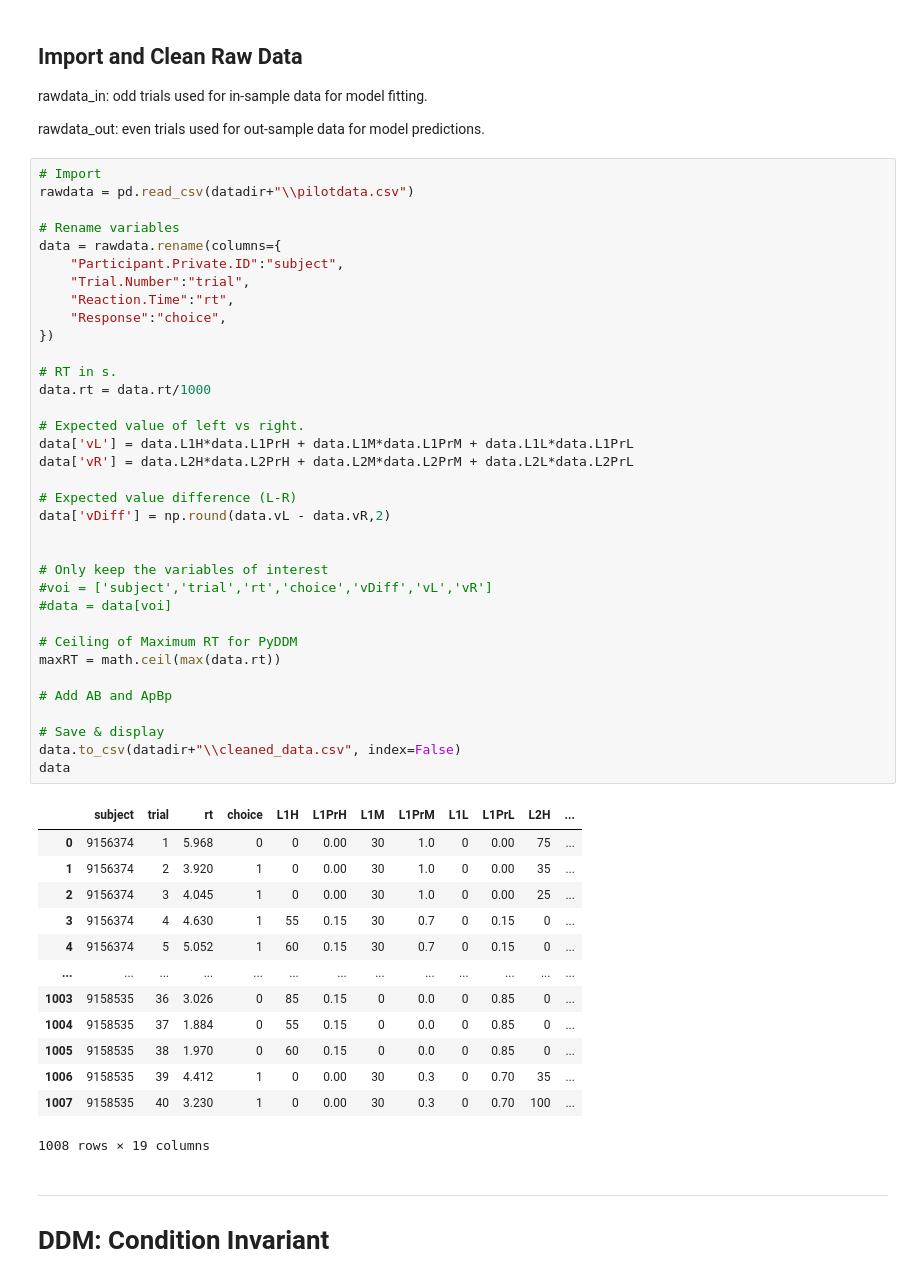
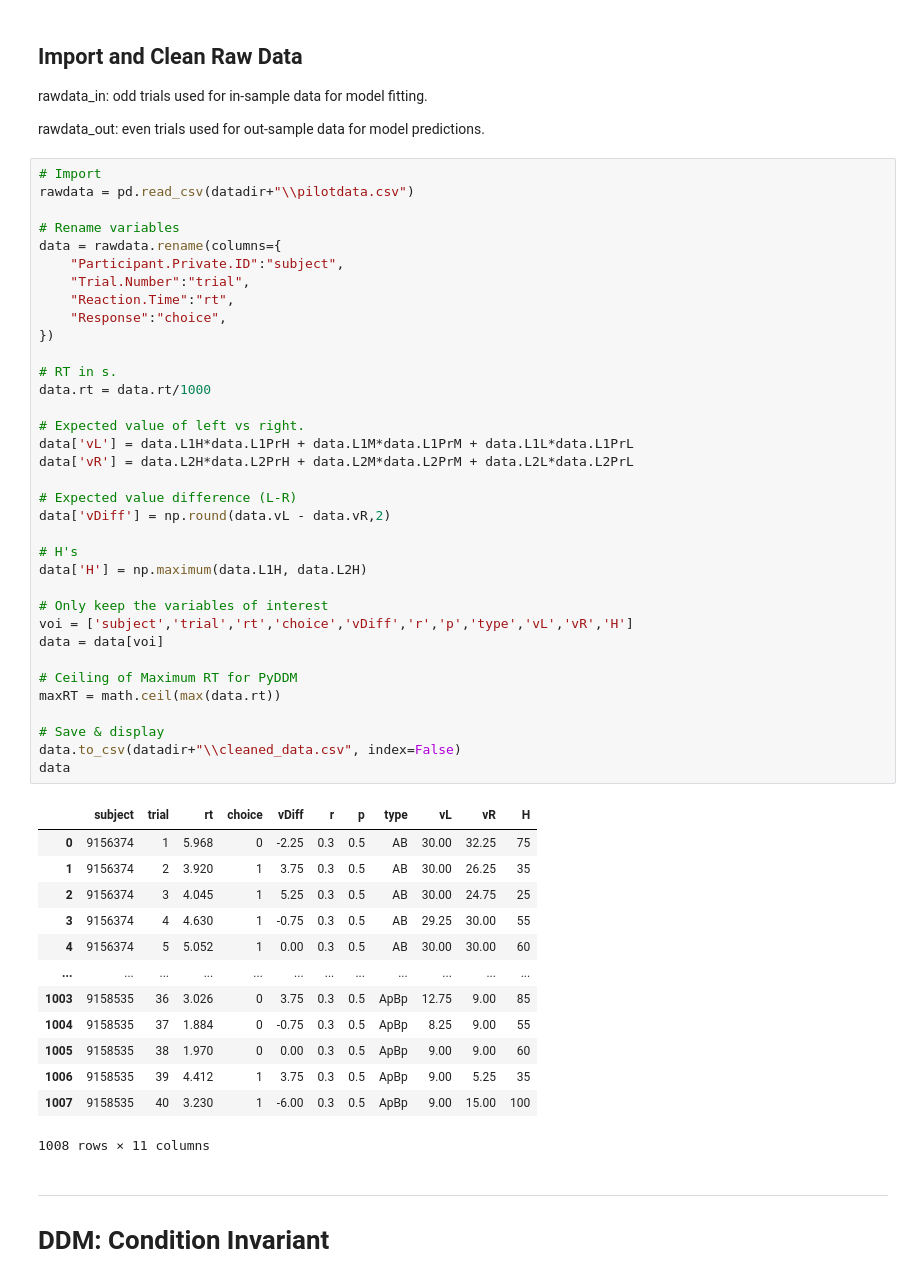
Before and after one commit to BrendenEum/2023-common-consequence, a Jupyter notebook: analysis/notebooks/NB3 - PyDDM.ipynb, the cells around one changed output. Saved outputs shown, nothing was run; the diff lists cells and outputs as text.

Commit message:
new data

```diff
--- a/analysis/notebooks/NB3 - PyDDM.ipynb
+++ b/analysis/notebooks/NB3 - PyDDM.ipynb
@@ -50,50 +50,50 @@ rawdata_out: even trials used for out-sample data for model predictions.
 rawdata = pd.read_csv(datadir+"\\pilotdata.csv")
 
 # Rename variables
 data = rawdata.rename(columns={
     "Participant.Private.ID":"subject",
     "Trial.Number":"trial",
     "Reaction.Time":"rt",
     "Response":"choice",
 })
 
 # RT in s.
 data.rt = data.rt/1000
 
 # Expected value of left vs right.
 data['vL'] = data.L1H*data.L1PrH + data.L1M*data.L1PrM + data.L1L*data.L1PrL
 data['vR'] = data.L2H*data.L2PrH + data.L2M*data.L2PrM + data.L2L*data.L2PrL
 
 # Expected value difference (L-R)
 data['vDiff'] = np.round(data.vL - data.vR,2)
 
+# H's
+data['H'] = np.maximum(data.L1H, data.L2H)
 
 # Only keep the variables of interest
-#voi = ['subject','trial','rt','choice','vDiff','vL','vR']
-#data = data[voi]
+voi = ['subject','trial','rt','choice','vDiff','r','p','type','vL','vR','H']
+data = data[voi]
 
 # Ceiling of Maximum RT for PyDDM
 maxRT = math.ceil(max(data.rt))
 
-# Add AB and ApBp
-
 # Save & display
 data.to_csv(datadir+"\\cleaned_data.csv", index=False)
 data
 # %% [output]
-|  | subject | trial | rt | choice | L1H | L1PrH | L1M | L1PrM | L1L | L1PrL | L2H | ... |
-| 0 | 9156374 | 1 | 5.968 | 0 | 0 | 0.00 | 30 | 1.0 | 0 | 0.00 | 75 | ... |
-| 1 | 9156374 | 2 | 3.920 | 1 | 0 | 0.00 | 30 | 1.0 | 0 | 0.00 | 35 | ... |
-| 2 | 9156374 | 3 | 4.045 | 1 | 0 | 0.00 | 30 | 1.0 | 0 | 0.00 | 25 | ... |
-| 3 | 9156374 | 4 | 4.630 | 1 | 55 | 0.15 | 30 | 0.7 | 0 | 0.15 | 0 | ... |
-| 4 | 9156374 | 5 | 5.052 | 1 | 60 | 0.15 | 30 | 0.7 | 0 | 0.15 | 0 | ... |
-| ... | ... | ... | ... | ... | ... | ... | ... | ... | ... | ... | ... | ... |
-| 1003 | 9158535 | 36 | 3.026 | 0 | 85 | 0.15 | 0 | 0.0 | 0 | 0.85 | 0 | ... |
-| 1004 | 9158535 | 37 | 1.884 | 0 | 55 | 0.15 | 0 | 0.0 | 0 | 0.85 | 0 | ... |
-| 1005 | 9158535 | 38 | 1.970 | 0 | 60 | 0.15 | 0 | 0.0 | 0 | 0.85 | 0 | ... |
-| 1006 | 9158535 | 39 | 4.412 | 1 | 0 | 0.00 | 30 | 0.3 | 0 | 0.70 | 35 | ... |
-| 1007 | 9158535 | 40 | 3.230 | 1 | 0 | 0.00 | 30 | 0.3 | 0 | 0.70 | 100 | ... |
+|  | subject | trial | rt | choice | vDiff | r | p | type | vL | vR | H |
+| 0 | 9156374 | 1 | 5.968 | 0 | -2.25 | 0.3 | 0.5 | AB | 30.00 | 32.25 | 75 |
+| 1 | 9156374 | 2 | 3.920 | 1 | 3.75 | 0.3 | 0.5 | AB | 30.00 | 26.25 | 35 |
+| 2 | 9156374 | 3 | 4.045 | 1 | 5.25 | 0.3 | 0.5 | AB | 30.00 | 24.75 | 25 |
+| 3 | 9156374 | 4 | 4.630 | 1 | -0.75 | 0.3 | 0.5 | AB | 29.25 | 30.00 | 55 |
+| 4 | 9156374 | 5 | 5.052 | 1 | 0.00 | 0.3 | 0.5 | AB | 30.00 | 30.00 | 60 |
+| ... | ... | ... | ... | ... | ... | ... | ... | ... | ... | ... | ... |
+| 1003 | 9158535 | 36 | 3.026 | 0 | 3.75 | 0.3 | 0.5 | ApBp | 12.75 | 9.00 | 85 |
+| 1004 | 9158535 | 37 | 1.884 | 0 | -0.75 | 0.3 | 0.5 | ApBp | 8.25 | 9.00 | 55 |
+| 1005 | 9158535 | 38 | 1.970 | 0 | 0.00 | 0.3 | 0.5 | ApBp | 9.00 | 9.00 | 60 |
+| 1006 | 9158535 | 39 | 4.412 | 1 | 3.75 | 0.3 | 0.5 | ApBp | 9.00 | 5.25 | 35 |
+| 1007 | 9158535 | 40 | 3.230 | 1 | -6.00 | 0.3 | 0.5 | ApBp | 9.00 | 15.00 | 100 |
-1008 rows × 19 columns
+1008 rows × 11 columns
 # %% [markdown]
 ---
 # DDM: Condition Invariant
```
Also changed, not shown: 4 other files.
